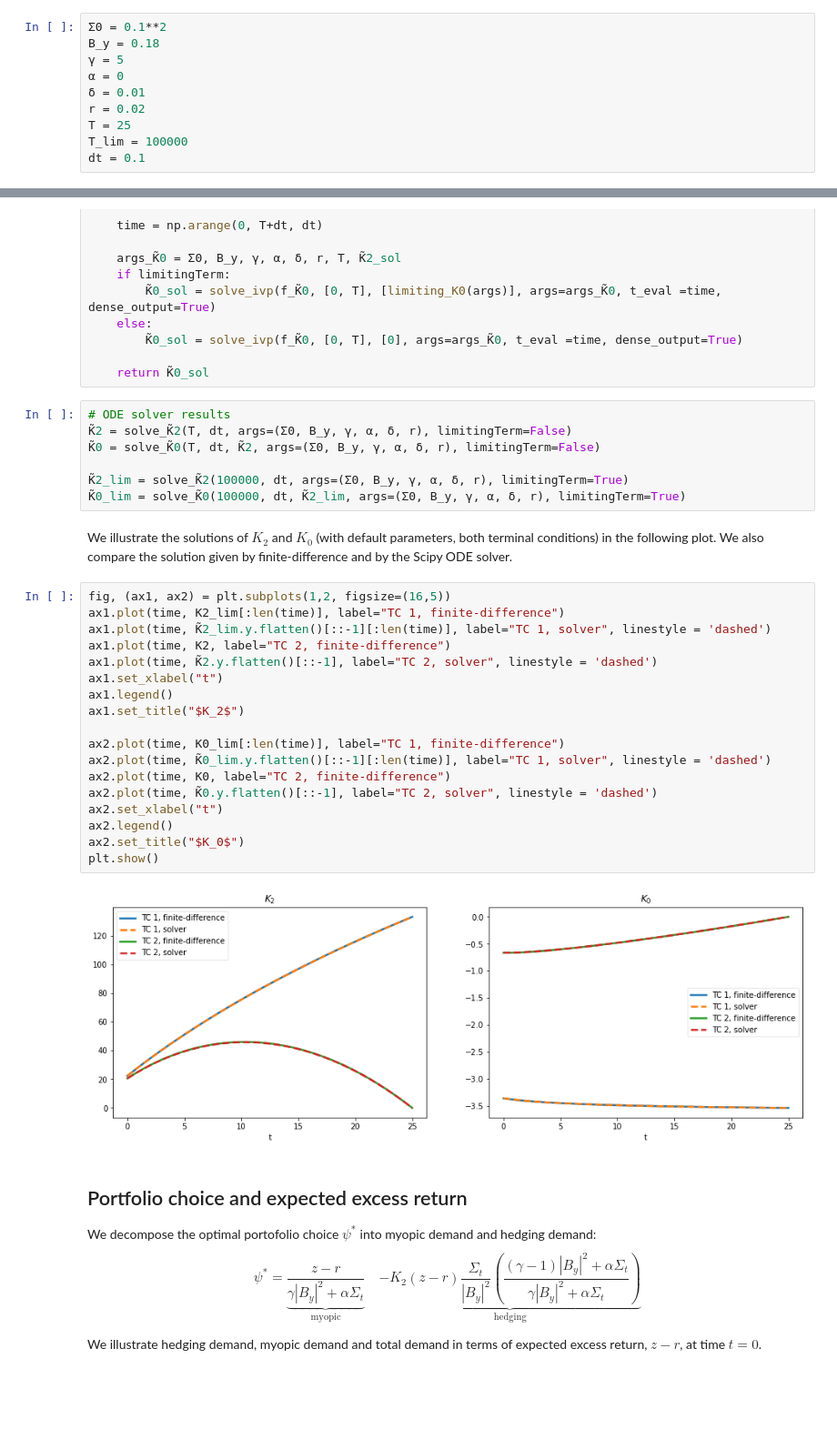
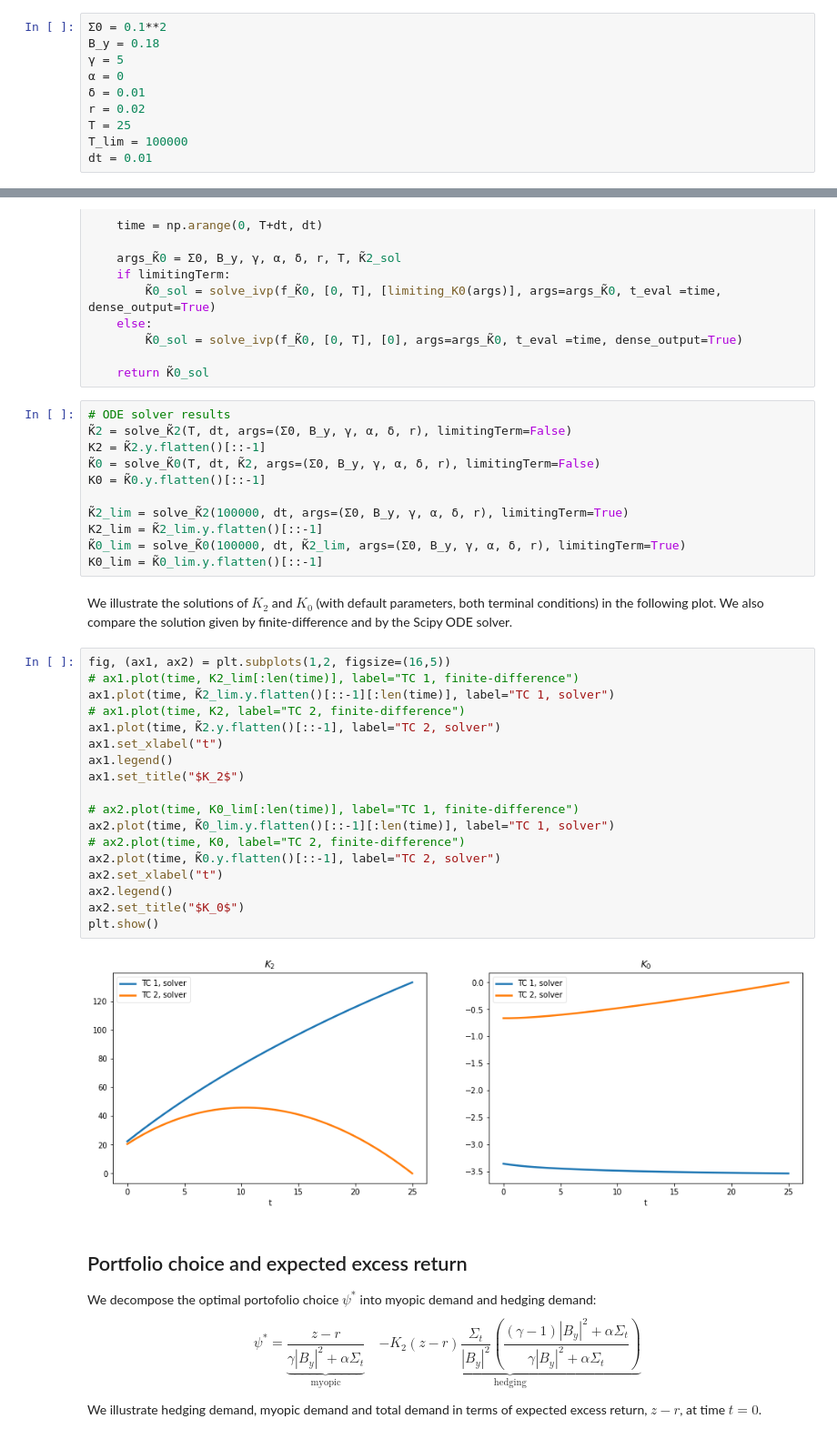
Before and after one commit to lphansen/PortfolioChoice, a Jupyter notebook: PortfolioSolution.ipynb, the cells around one changed output, grey strips where cells are left out. Shown at 91% size. Saved outputs shown, nothing was run; the diff lists cells and outputs as text; blank space fills up the shorter version.

Commit message:
remove most fintie difference results

```diff
--- a/PortfolioSolution.ipynb
+++ b/PortfolioSolution.ipynb
@@ -114,7 +114,7 @@ B_y = 0.18
 r = 0.02
 T = 25
 T_lim = 100000
-dt = 0.1
+dt = 0.01
 # %%
 time = np.arange(0, T+dt, dt)
 Σt = B_y**2 * Σ0 / (time * Σ0 + B_y**2)
@@ -233,32 +233,36 @@ def solve_K̃0(T, dt, K̃2_sol, args, limitingTerm=False):
 # %%
 # ODE solver results
 K̃2 = solve_K̃2(T, dt, args=(Σ0, B_y, γ, α, δ, r), limitingTerm=False)
+K2 = K̃2.y.flatten()[::-1]
 K̃0 = solve_K̃0(T, dt, K̃2, args=(Σ0, B_y, γ, α, δ, r), limitingTerm=False)
+K0 = K̃0.y.flatten()[::-1]
 
 K̃2_lim = solve_K̃2(100000, dt, args=(Σ0, B_y, γ, α, δ, r), limitingTerm=True)
+K2_lim = K̃2_lim.y.flatten()[::-1]
 K̃0_lim = solve_K̃0(100000, dt, K̃2_lim, args=(Σ0, B_y, γ, α, δ, r), limitingTerm=True)
+K0_lim = K̃0_lim.y.flatten()[::-1]
 # %% [markdown]
 We illustrate the solutions of $K_2$ and $K_0$ (with default parameters, both terminal conditions) in the following plot. We also compare the solution given by finite-difference and by the Scipy ODE solver.
 # %%
 fig, (ax1, ax2) = plt.subplots(1,2, figsize=(16,5))
-ax1.plot(time, K2_lim[:len(time)], label="TC 1, finite-difference")
-ax1.plot(time, K̃2_lim.y.flatten()[::-1][:len(time)], label="TC 1, solver", linestyle = 'dashed')
-ax1.plot(time, K2, label="TC 2, finite-difference")
-ax1.plot(time, K̃2.y.flatten()[::-1], label="TC 2, solver", linestyle = 'dashed')
+# ax1.plot(time, K2_lim[:len(time)], label="TC 1, finite-difference")
+ax1.plot(time, K̃2_lim.y.flatten()[::-1][:len(time)], label="TC 1, solver")
+# ax1.plot(time, K2, label="TC 2, finite-difference")
+ax1.plot(time, K̃2.y.flatten()[::-1], label="TC 2, solver")
 ax1.set_xlabel("t")
 ax1.legend()
 ax1.set_title("$K_2$")
 
-ax2.plot(time, K0_lim[:len(time)], label="TC 1, finite-difference")
-ax2.plot(time, K̃0_lim.y.flatten()[::-1][:len(time)], label="TC 1, solver", linestyle = 'dashed')
-ax2.plot(time, K0, label="TC 2, finite-difference")
-ax2.plot(time, K̃0.y.flatten()[::-1], label="TC 2, solver", linestyle = 'dashed')
+# ax2.plot(time, K0_lim[:len(time)], label="TC 1, finite-difference")
+ax2.plot(time, K̃0_lim.y.flatten()[::-1][:len(time)], label="TC 1, solver")
+# ax2.plot(time, K0, label="TC 2, finite-difference")
+ax2.plot(time, K̃0.y.flatten()[::-1], label="TC 2, solver")
 ax2.set_xlabel("t")
 ax2.legend()
 ax2.set_title("$K_0$")
 plt.show()
 # %% [output]
-[figure, old version]
+[figure, new version]
 # %% [markdown]
 ## Portfolio choice and expected excess return
 
```
Also changed, not shown: parts of 4 cells of this notebook.
